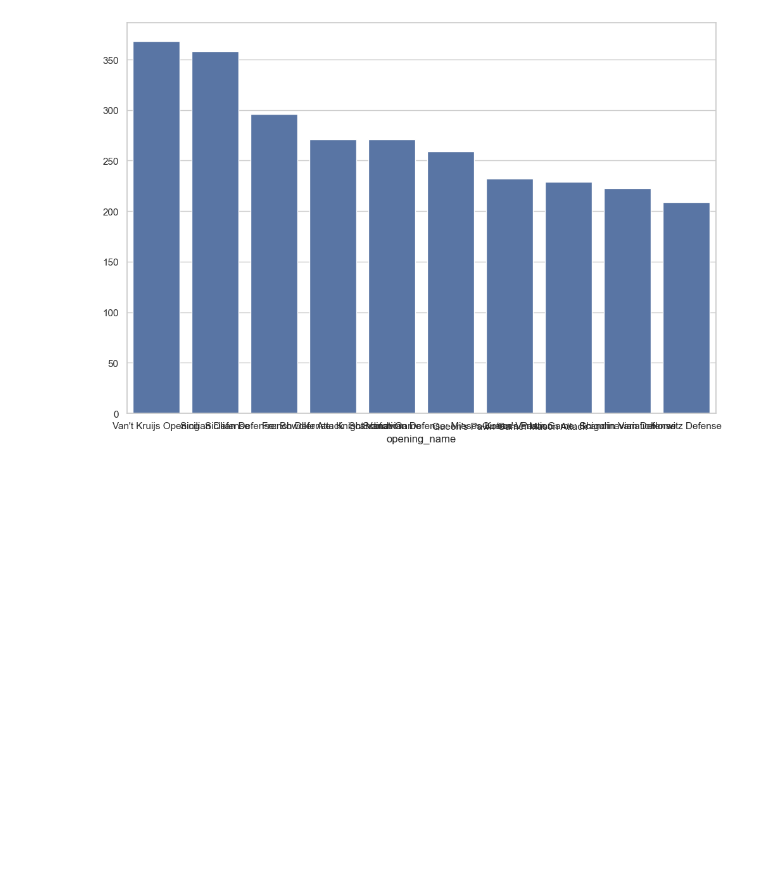
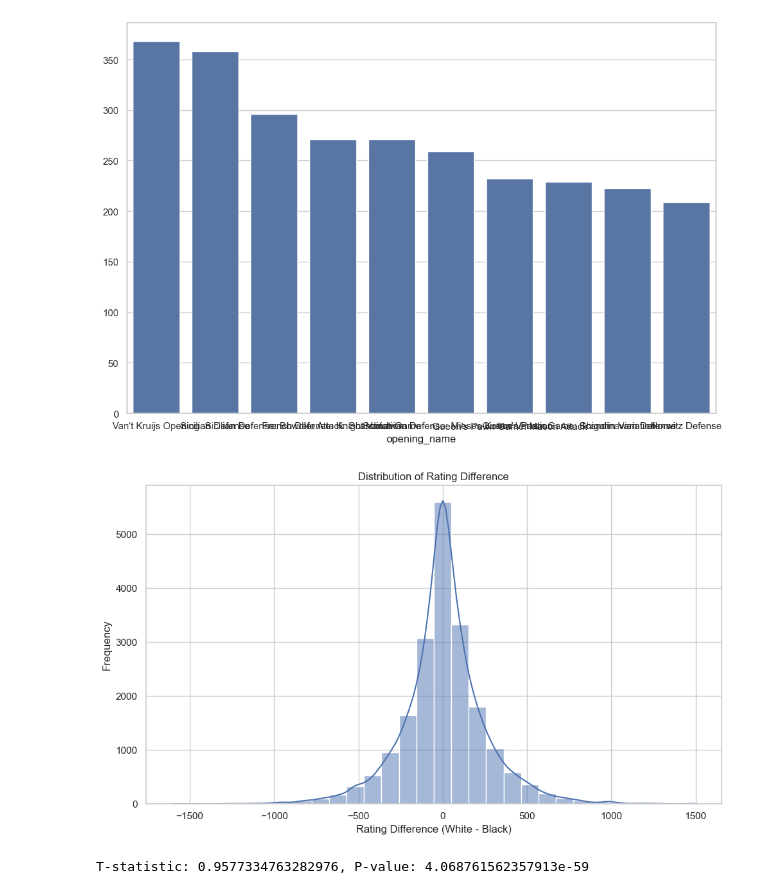
Before and after one commit to TeunDm/Chess_modeling, a Jupyter notebook: data_analyis.ipynb, the cells around one changed output. Drawn from its saved outputs; the diff is of its cells as text; code cells hidden in the pictures; blank space fills up the shorter version.

```diff
--- a/data_analyis.ipynb
+++ b/data_analyis.ipynb
@@ -113,3 +113,22 @@ sns.barplot(x=count_openings.index, y=count_openings.values)
 # %% [output]
 <Axes: xlabel='opening_name'>
 [figure]
+# %%
+#lets plot the dist of rating_diff.
+plt.figure(figsize=(10, 6))
+sns.histplot(data=processed_data, x="rating_diff", bins=30, kde=True)
+plt.title("Distribution of Rating Difference")
+plt.xlabel("Rating Difference (White - Black)")
+plt.ylabel("Frequency")
+plt.tight_layout()
+plt.show()
+
+#lets calculate the t-test for the rating difference
+from scipy import stats
+t_stat, p_value = stats.shapiro(processed_data['rating_diff'])
+print(f"T-statistic: {t_stat}, P-value: {p_value}")
+
+#p is insanely small, so we can reject the null hypothesis that the rating difference is not normally dist.
+# %% [output]
+[figure, added]
+T-statistic: 0.9577334763282976, P-value: 4.068761562357913e-59
```
Also changed, not shown: parts of 2 cells of this notebook, 2 other files.
